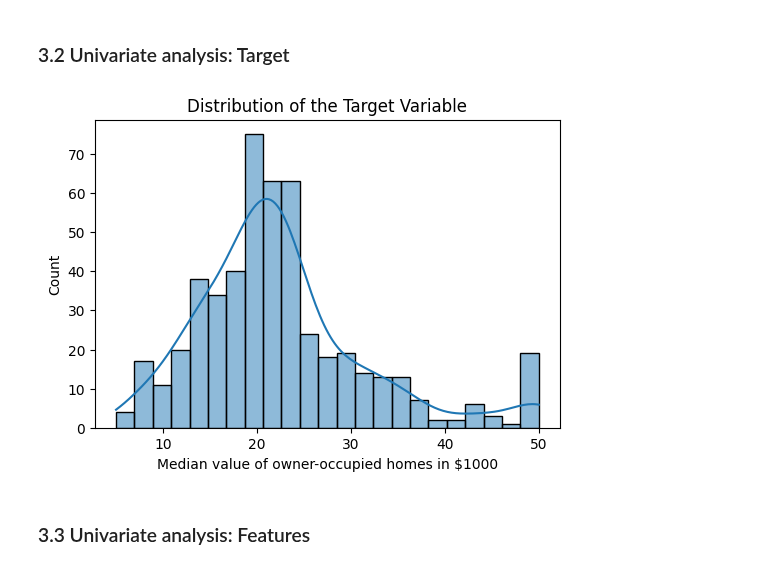
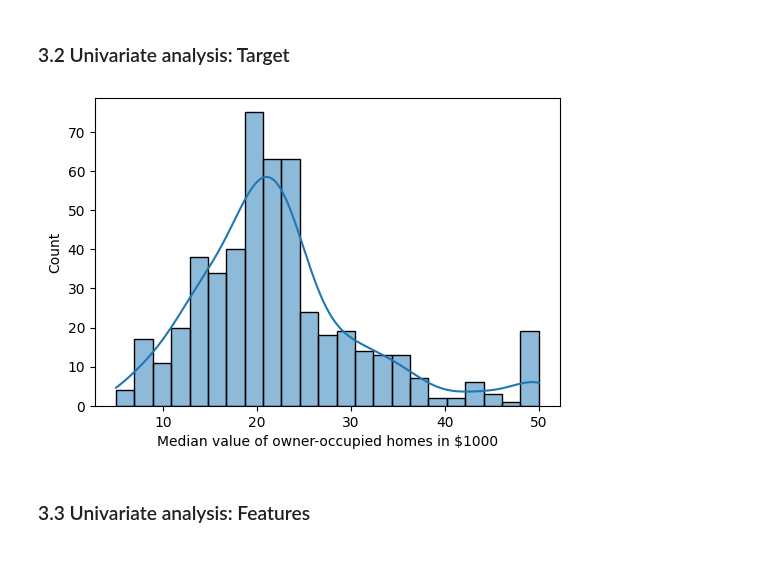
Before and after one commit to j-c-carr/Real-Estate-and-Wine-Quality-Prediction, a Jupyter notebook: data_analysis/boston_analysis.ipynb, the cells around one changed output. Cells and saved outputs as stored; diff of their text form; code cells hidden in the pictures.

Commit message:
clean data analysis and save plots

```diff
--- a/data_analysis/boston_analysis.ipynb
+++ b/data_analysis/boston_analysis.ipynb
@@ -90,11 +90,10 @@ df_b.describe()
 # %%
 plt.figure(figsize=(6, 4))
 sns.histplot(df_b['MEDV'], kde=True)
-plt.title('Distribution of the Target Variable')
 plt.xlabel('Median value of owner-occupied homes in $1000')
 plt.show()
 # %% [output]
-[figure, old version]
+[figure, new version]
 # %% [markdown]
 ### 3.3 Univariate analysis: Features
 # %%
```
Also changed, not shown: parts of 2 cells of this notebook, 10 other files.
